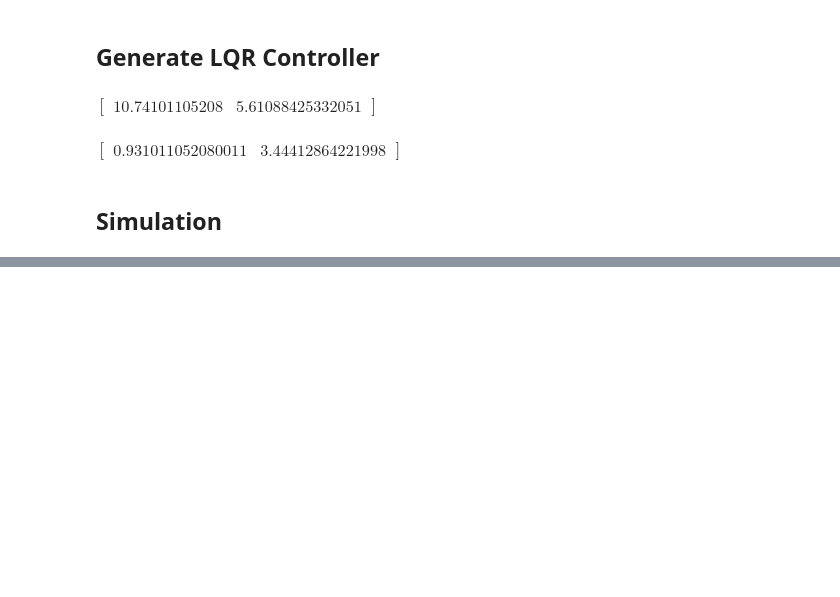
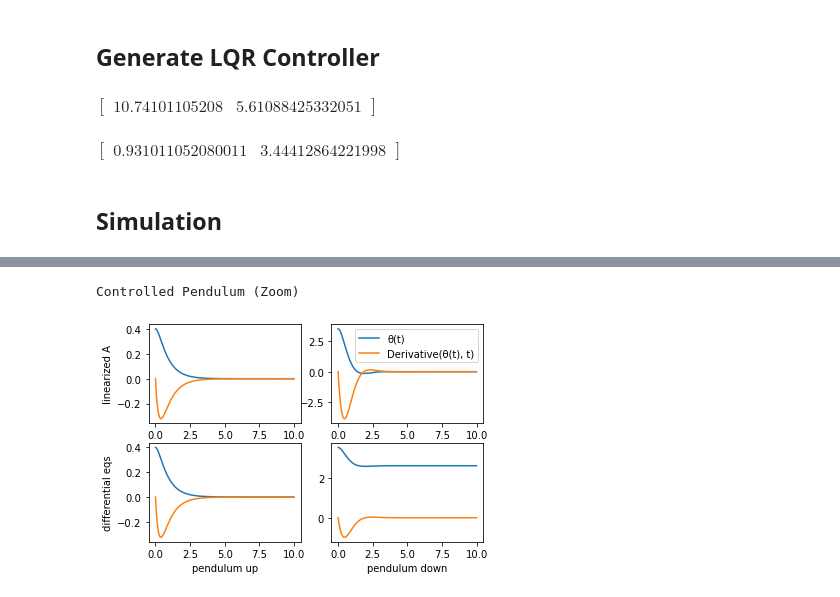
Before and after one commit to Printed-Robots/videte_robot, a Jupyter notebook: alg/videte_wheel.ipynb, the cells around one changed output, grey strips where cells are left out. Cells and saved outputs as stored; diff of their text form; code cells hidden in the pictures; blank space fills up the shorter version.

```diff
--- a/alg/videte_wheel.ipynb
+++ b/alg/videte_wheel.ipynb
@@ -78,5 +84,5 @@ constants = [
 # %%
 import numpy as np
 
-A_j_up = np.float64(sympy.simplify(A.subs(linearice).subs(constants).subs([(b, 1)])))
-A_j_down = np.float64(sympy.simplify(A.subs(linearice).subs(constants).subs([(b, -1)])))
+A_j_up = np.float64(sympy.simplify(A_lin_c.subs([(b, 1)])))
+A_j_down = np.float64(sympy.simplify(A_lin_c.subs([(b, -1)])))
@@ -205,16 +311,27 @@ A
 # %%
-import matplotlib.pyplot as plt
-
-fig, axs = plt.subplots(4)
+fig, axs = plt.subplots(2, 2)
 
 for row, state in enumerate(states):
-    axs[0].plot(timeline, solution_up_lin[:, row], label=str(state))
+    axs[0, 0].plot(timeline, solution_up_lin_k[:, row], label=str(state))
 
 for row, state in enumerate(states):
-    axs[2].plot(timeline, solution_down_lin[:, row], label=str(state))
+    axs[0, 1].plot(timeline, solution_down_lin_k[:, row], label=str(state))
 
 for row, state in enumerate(states):
-    axs[1].plot(timeline, solution_k_up_lin[:, row], label=str(state))
+    axs[1, 0].plot(timeline, solution_up_deq_k[:, row], label=str(state))
 
 for row, state in enumerate(states):
-    axs[3].plot(timeline, solution_k_down_lin[:, row], label=str(state))
+    axs[1, 1].plot(timeline, solution_down_deq_k[:, row], label=str(state))
+
+axs[0,1].legend()
+axs[0,0].set_ylabel("linearized A")
+axs[1,0].set_ylabel("differential eqs")
+axs[1,0].set_xlabel("pendulum up")
+axs[1,1].set_xlabel("pendulum down")
+
+plt.plot()
+
+print("Controlled Pendulum (Zoom)")
+# %% [output]
+Controlled Pendulum (Zoom)
+[figure, added]
```
Also changed, not shown: parts of 14 cells of this notebook.
